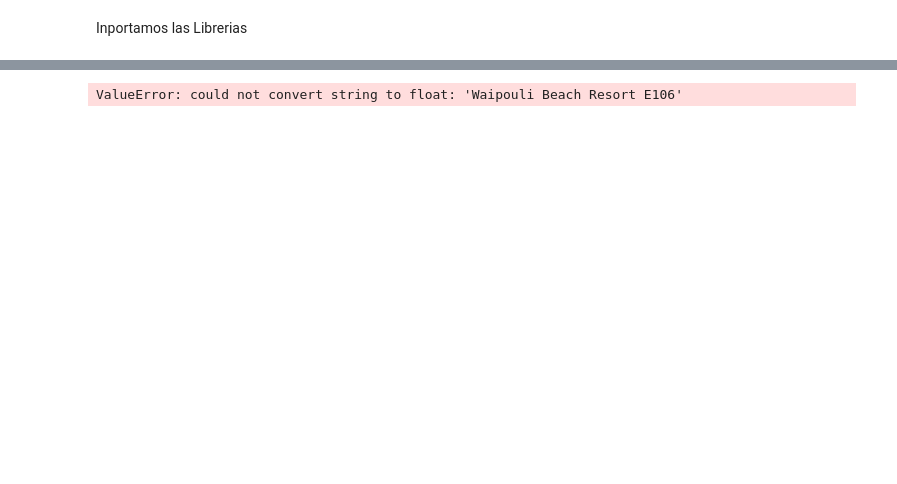
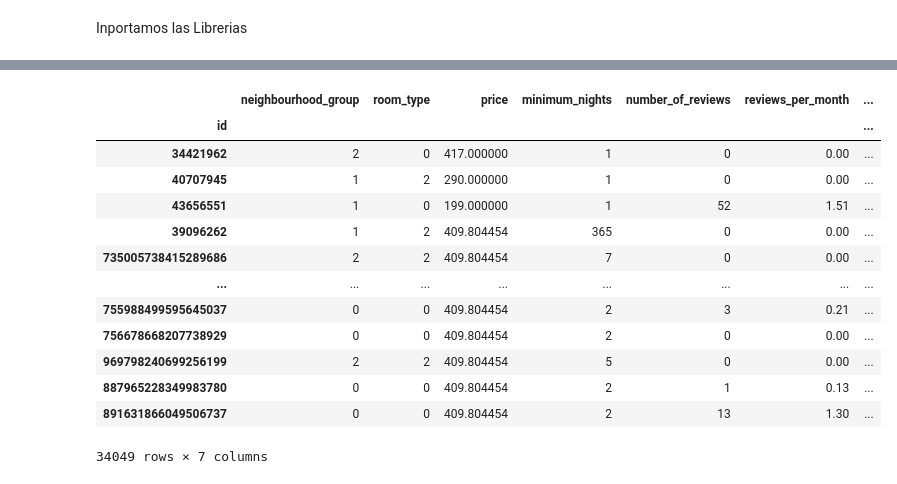
Before and after one commit to Pedrmig/Inside-Airbnb, a Jupyter notebook: ML_pricepredictor.ipynb, the cells around one changed output, grey strips where cells are left out. Saved outputs shown, nothing was run; the diff lists cells and outputs as text; code cells hidden in the pictures; blank space fills up the shorter version.

```diff
--- a/ML_pricepredictor.ipynb
+++ b/ML_pricepredictor.ipynb
@@ -144,3 +186,18 @@ reparar_atipicos(df, df['price'])
 # %%
+
+df_filtrado
 # %% [output]
+|  | neighbourhood_group | room_type | price | minimum_nights | number_of_reviews | reviews_per_month | ... |
+| id |  |  |  |  |  |  | ... |
+| 34421962 | 2 | 0 | 417.000000 | 1 | 0 | 0.00 | ... |
+| 40707945 | 1 | 2 | 290.000000 | 1 | 0 | 0.00 | ... |
+| 43656551 | 1 | 0 | 199.000000 | 1 | 52 | 1.51 | ... |
+| 39096262 | 1 | 2 | 409.804454 | 365 | 0 | 0.00 | ... |
+| 735005738415289686 | 2 | 2 | 409.804454 | 7 | 0 | 0.00 | ... |
+| ... | ... | ... | ... | ... | ... | ... | ... |
+| 755988499595645037 | 0 | 0 | 409.804454 | 2 | 3 | 0.21 | ... |
+| 756678668207738929 | 0 | 0 | 409.804454 | 2 | 0 | 0.00 | ... |
+| 969798240699256199 | 2 | 2 | 409.804454 | 5 | 0 | 0.00 | ... |
+| 887965228349983780 | 0 | 0 | 409.804454 | 2 | 1 | 0.13 | ... |
+| 891631866049506737 | 0 | 0 | 409.804454 | 2 | 13 | 1.30 | ... |
-ValueError: could not convert string to float: 'Waipouli Beach Resort E106'
+34049 rows × 7 columns
```
Also changed, not shown: parts of 20 cells of this notebook, 1 other file.
